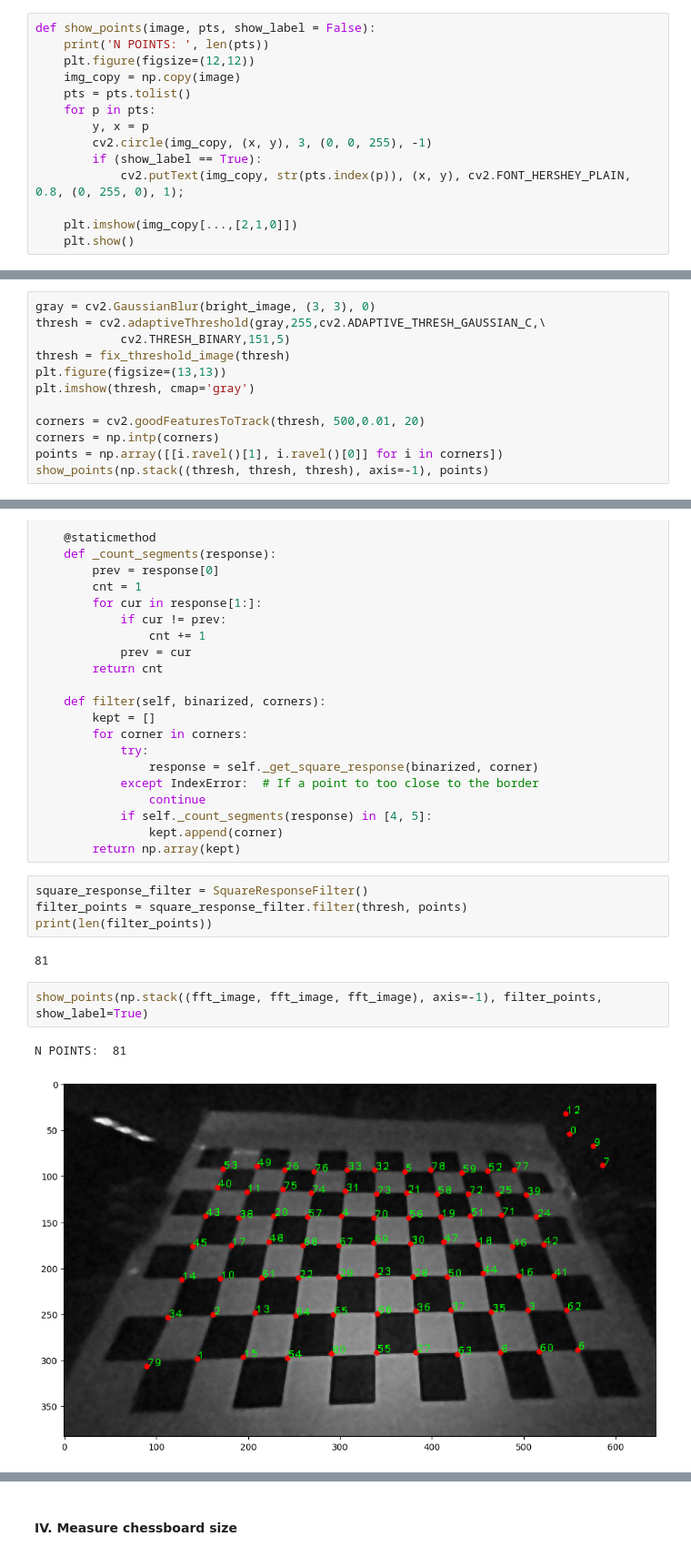
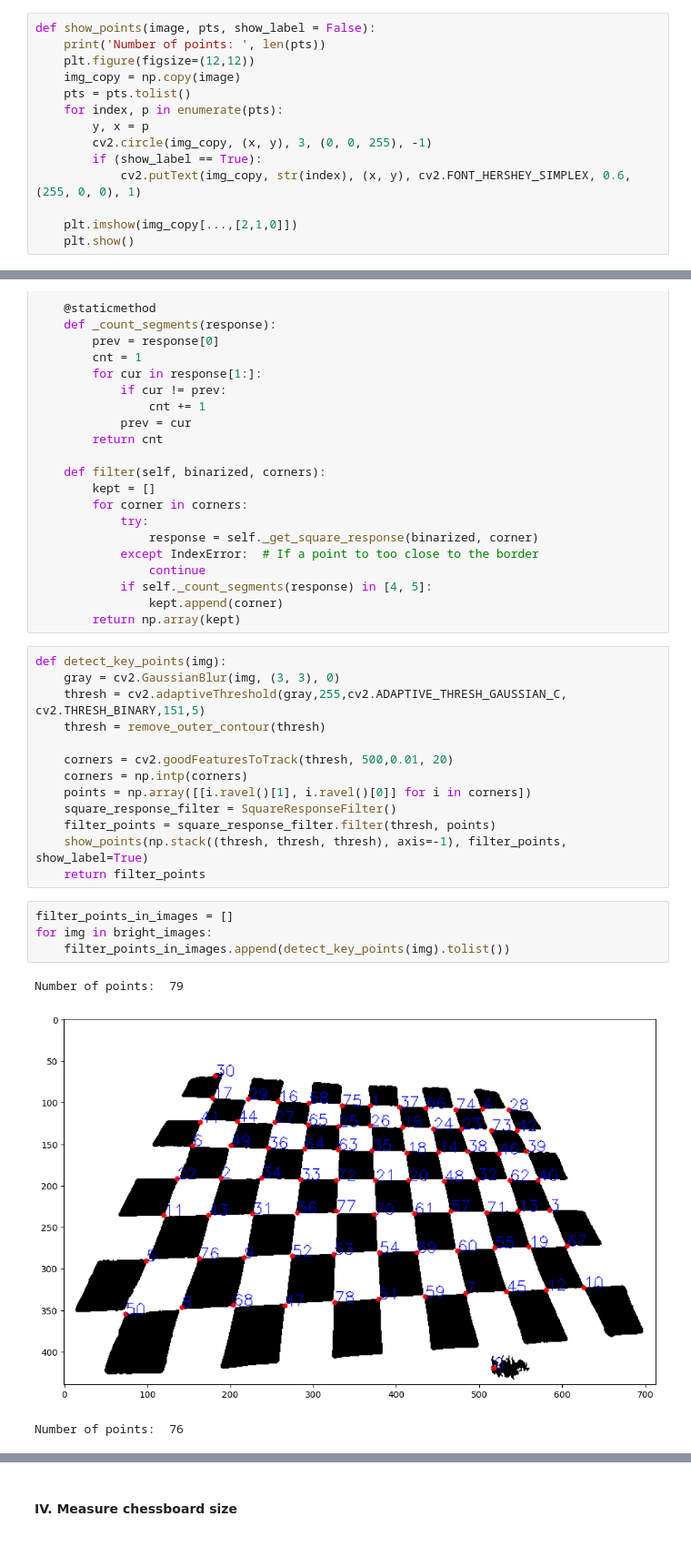
Before and after one commit to IT4342E-Computer-Vision-Project/Chessboard-Size, a Jupyter notebook: chessboard_size_measurement.ipynb, the cells around one changed output, grey strips where cells are left out. Shown at 91% size. Saved outputs shown, nothing was run; the diff lists cells and outputs as text.

```diff
--- a/chessboard_size_measurement.ipynb
+++ b/chessboard_size_measurement.ipynb
@@ -165,14 +181,14 @@ plt.imshow(image_sharp, cmap='gray')
 # %%
 def show_points(image, pts, show_label = False):
-    print('N POINTS: ', len(pts))
+    print('Number of points: ', len(pts))
     plt.figure(figsize=(12,12))
     img_copy = np.copy(image)
     pts = pts.tolist()
-    for p in pts:
+    for index, p in enumerate(pts):
         y, x = p
         cv2.circle(img_copy, (x, y), 3, (0, 0, 255), -1)
         if (show_label == True):
-            cv2.putText(img_copy, str(pts.index(p)), (x, y), cv2.FONT_HERSHEY_PLAIN, 0.8, (0, 255, 0), 1);
+            cv2.putText(img_copy, str(index), (x, y), cv2.FONT_HERSHEY_SIMPLEX, 0.6,  (255, 0, 0), 1)
 
     plt.imshow(img_copy[...,[2,1,0]])
     plt.show()
@@ -198,14 +214,2 @@ def fix_threshold_image(thresh):
 
     return thresh.astype(np.uint8)
-# %%
-gray = cv2.GaussianBlur(bright_image, (3, 3), 0)
-thresh = cv2.adaptiveThreshold(gray,255,cv2.ADAPTIVE_THRESH_GAUSSIAN_C,\
-            cv2.THRESH_BINARY,151,5)
-thresh = fix_threshold_image(thresh)
-plt.figure(figsize=(13,13))
-plt.imshow(thresh, cmap='gray')
-
-corners = cv2.goodFeaturesToTrack(thresh, 500,0.01, 20)
-corners = np.intp(corners)
-points = np.array([[i.ravel()[1], i.ravel()[0]] for i in corners])
-show_points(np.stack((thresh, thresh, thresh), axis=-1), points)
@@ -261,14 +263,24 @@ class SquareResponseFilter:
             if self._count_segments(response) in [4, 5]:
                 kept.append(corner)
         return np.array(kept)
-# %%
-square_response_filter = SquareResponseFilter()
-filter_points = square_response_filter.filter(thresh, points)
-print(len(filter_points))
-# %% [output]
-81
-# %%
-show_points(np.stack((fft_image, fft_image, fft_image), axis=-1), filter_points, show_label=True)
-# %% [output]
-N POINTS:  81
-[figure, removed]
+# %%
+def detect_key_points(img):
+    gray = cv2.GaussianBlur(img, (3, 3), 0)
+    thresh = cv2.adaptiveThreshold(gray,255,cv2.ADAPTIVE_THRESH_GAUSSIAN_C, cv2.THRESH_BINARY,151,5)
+    thresh = remove_outer_contour(thresh)
+
+    corners = cv2.goodFeaturesToTrack(thresh, 500,0.01, 20)
+    corners = np.intp(corners)
+    points = np.array([[i.ravel()[1], i.ravel()[0]] for i in corners])
+    square_response_filter = SquareResponseFilter()
+    filter_points = square_response_filter.filter(thresh, points)
+    show_points(np.stack((thresh, thresh, thresh), axis=-1), filter_points, show_label=True)
+    return filter_points
+# %%
+filter_points_in_images = []
+for img in bright_images:
+    filter_points_in_images.append(detect_key_points(img).tolist())
+# %% [output]
+Number of points:  79
+[figure, added]
+Number of points:  76
```
Also changed, not shown: parts of 17 cells of this notebook, 1 other file.
